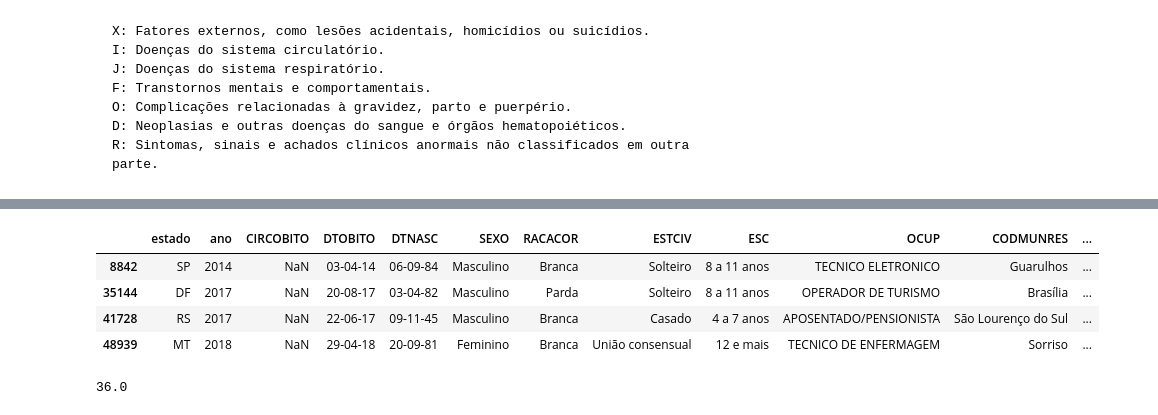
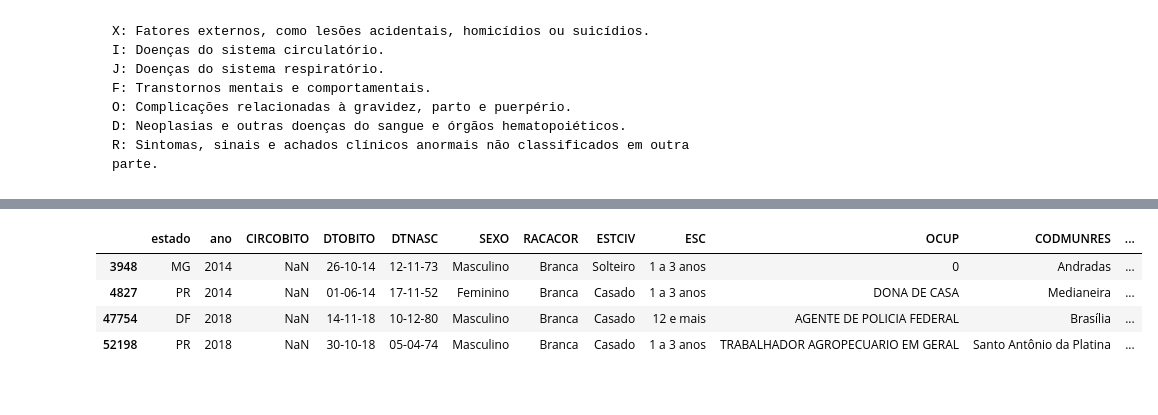
Before and after one commit to vitor1209/AnalisaAI, a Jupyter notebook: SaudeJovem/main.ipynb, the cells around one changed output, grey strips where cells are left out. Cells and saved outputs as stored; diff of their text form; code cells hidden in the pictures.

```diff
--- a/SaudeJovem/main.ipynb
+++ b/SaudeJovem/main.ipynb
@@ -357,12 +439,8 @@ bd[bd['idade'].isnull()]
 # %%
-dado = bd[bd['CAUSABAS'].str.startswith('J')]
+bd[bd['CAUSABAS'].str.startswith('R')]
 # %% [output]
 |  | estado | ano | CIRCOBITO | DTOBITO | DTNASC | SEXO | RACACOR | ESTCIV | ESC | OCUP | CODMUNRES | ... |
-| 8842 | SP | 2014 | NaN | 03-04-14 | 06-09-84 | Masculino | Branca | Solteiro | 8 a 11 anos | TECNICO ELETRONICO | Guarulhos | ... |
-| 35144 | DF | 2017 | NaN | 20-08-17 | 03-04-82 | Masculino | Parda | Solteiro | 8 a 11 anos | OPERADOR DE TURISMO | Brasília | ... |
-| 41728 | RS | 2017 | NaN | 22-06-17 | 09-11-45 | Masculino | Branca | Casado | 4 a 7 anos | APOSENTADO/PENSIONISTA | São Lourenço do Sul | ... |
-| 48939 | MT | 2018 | NaN | 29-04-18 | 20-09-81 | Feminino | Branca | União consensual | 12 e mais | TECNICO DE ENFERMAGEM | Sorriso | ... |
+| 3948 | MG | 2014 | NaN | 26-10-14 | 12-11-73 | Masculino | Branca | Solteiro | 1 a 3 anos | 0 | Andradas | ... |
+| 4827 | PR | 2014 | NaN | 01-06-14 | 17-11-52 | Feminino | Branca | Casado | 1 a 3 anos | DONA DE CASA | Medianeira | ... |
+| 47754 | DF | 2018 | NaN | 14-11-18 | 10-12-80 | Masculino | Branca | Casado | 12 e mais | AGENTE DE POLICIA FEDERAL | Brasília | ... |
+| 52198 | PR | 2018 | NaN | 30-10-18 | 05-04-74 | Masculino | Branca | Casado | 1 a 3 anos | TRABALHADOR AGROPECUARIO EM GERAL | Santo Antônio da Platina | ... |
-# %%
-dado['idade'].median()
-# %% [output]
-36.0
```
Also changed, not shown: parts of 35 cells of this notebook.
